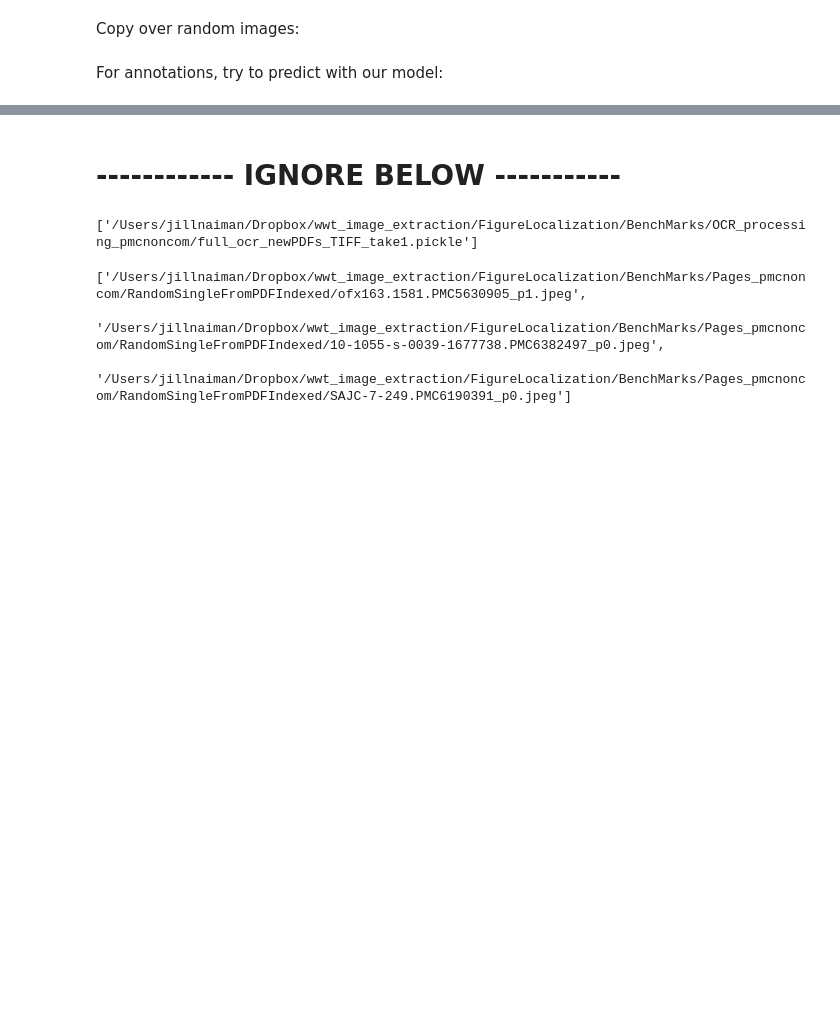
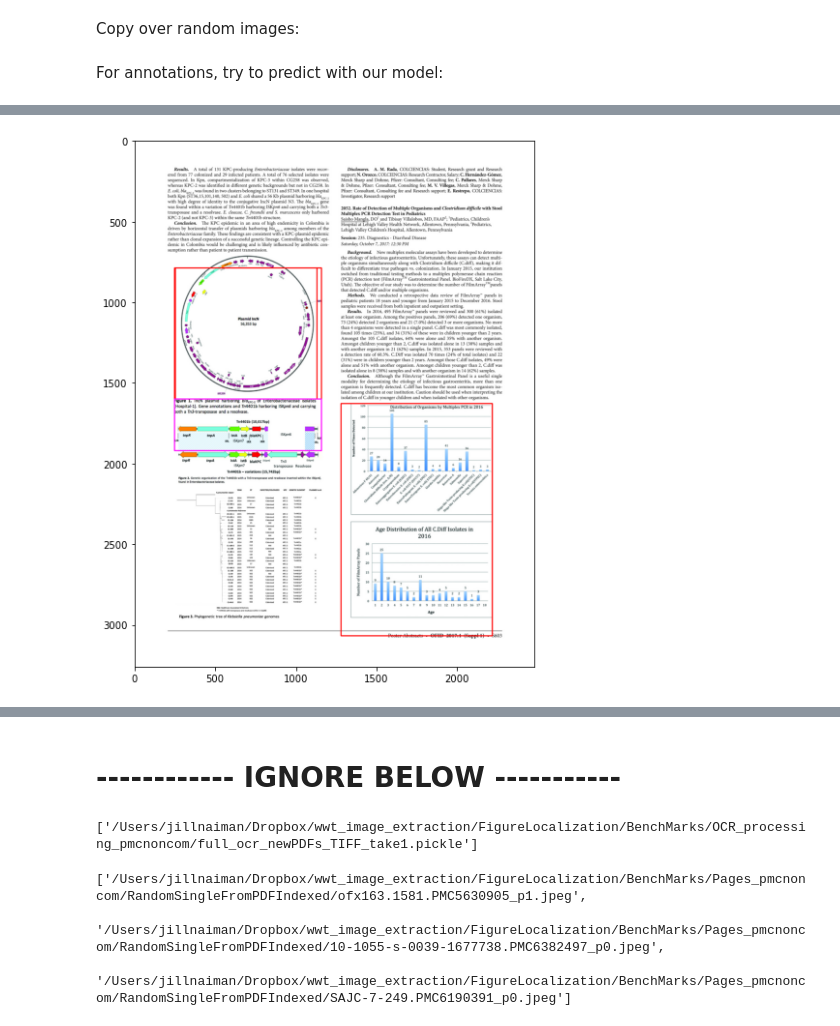
Before and after one commit to ReadingTimeMachine/figure_and_caption_extraction, a Jupyter notebook: pull_random_recheck_makesense.ipynb, the cells around one changed output, grey strips where cells are left out. Cells and saved outputs as stored; diff of their text form; code cells hidden in the pictures; blank space fills up the shorter version.

```diff
--- a/pull_random_recheck_makesense.ipynb
+++ b/pull_random_recheck_makesense.ipynb
@@ -458,3 +536,27 @@ import matplotlib.pyplot as plt
+# %%
+img = np.array(Image.open(images_jpeg_dir + img_name.split('/')[-1].split('.npz')[0]+'.jpeg').convert('RGB'))
+# %%
+fig, ax = plt.subplots(1,1,figsize=(20,10))
+
+#wid,hei = imgsSize[i]
+
+# draw founds
+for ll,fb in zip(labels_sq5,boxes_sq5):
+    xmin1 = fb[0]/config.IMAGE_W*img.shape[1]
+    xmax1 = fb[2]/config.IMAGE_W*img.shape[1]
+    ymin1 = fb[1]/config.IMAGE_H*img.shape[0]
+    ymax1 = fb[3]/config.IMAGE_H*img.shape[0]
+    if ll == 0: # figure
+        col = (255, 0, 0)
+    elif ll == 1: # caption
+        col = (255,0,255)
+    cv.rectangle(img, (round(xmin1), round(ymin1)), (round(xmax1),round(ymax1)), col, 5)
+
+ax.imshow(img)
+
+plt.show()
+# %% [output]
+[figure, added]
 # %%
 fig, ax = plt.subplots(2,4,figsize=(20,10))
 ax = ax.flatten()
```
Also changed, not shown: parts of 17 cells of this notebook, 1 other file.
